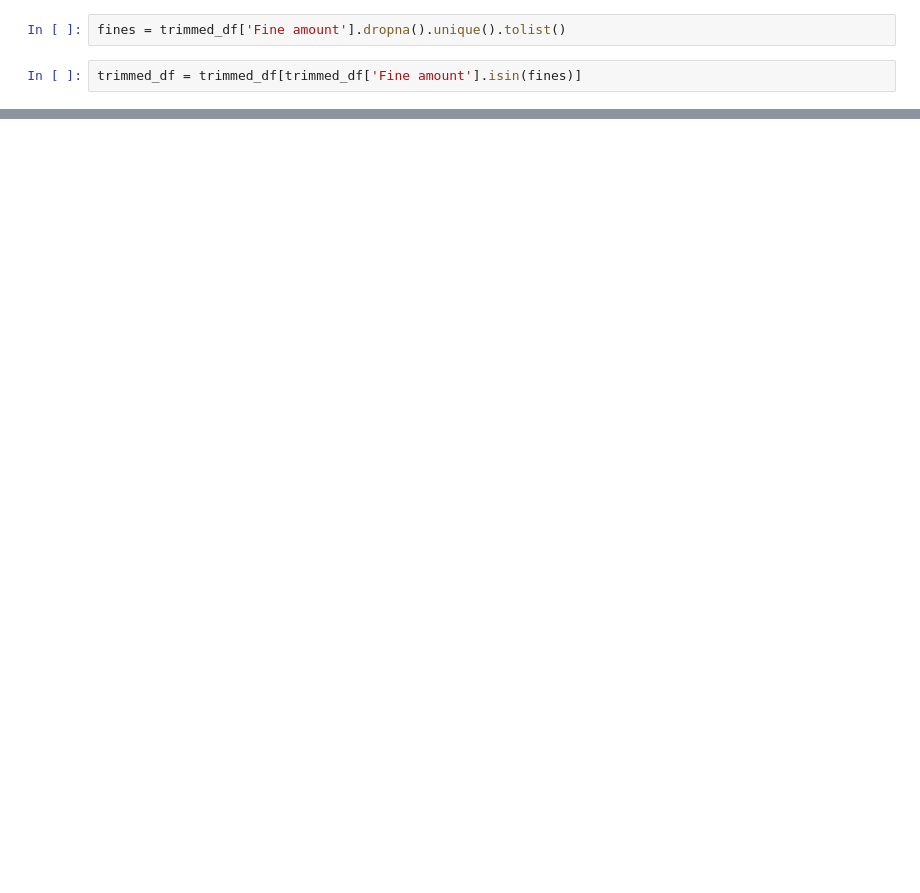
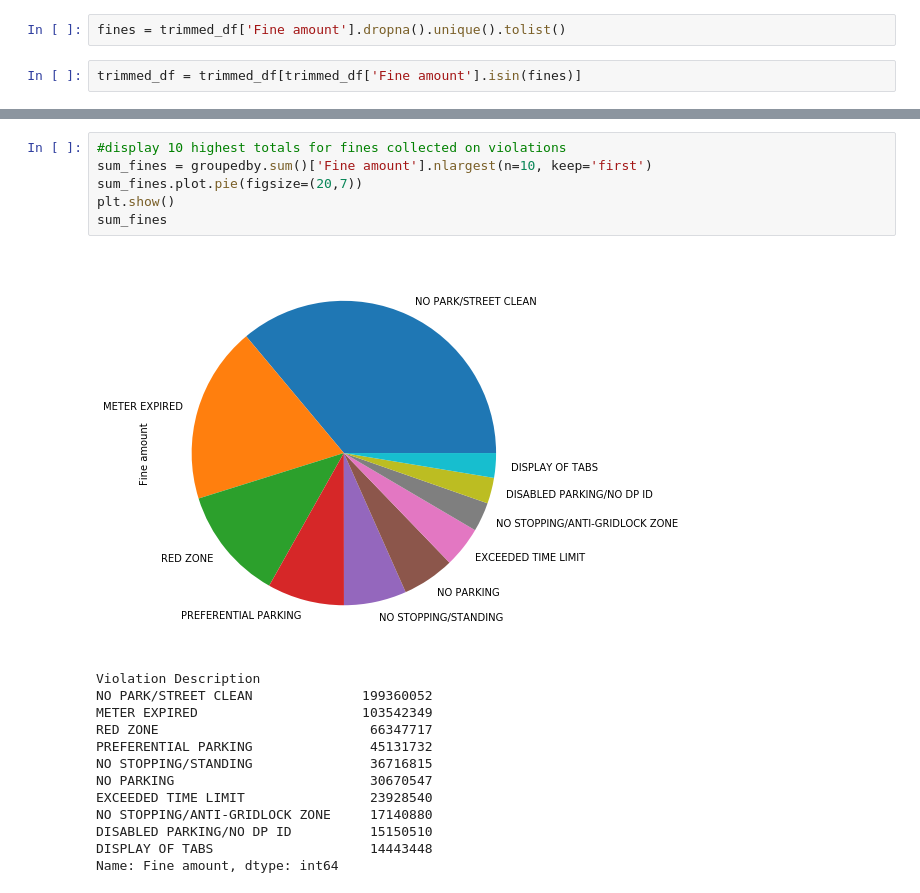
Before and after one commit to usn1485/LAParkingCitations, a Jupyter notebook: Cleaning_Violations.ipynb, the cells around one changed output, grey strips where cells are left out. Cells and saved outputs as stored; diff of their text form; blank space fills up the shorter version.

```diff
--- a/Cleaning_Violations.ipynb
+++ b/Cleaning_Violations.ipynb
@@ -154,0 +186,20 @@ trimmed_df.head(15)
+# %%
+#display 10 highest totals for fines collected on violations
+sum_fines = groupedby.sum()['Fine amount'].nlargest(n=10, keep='first')
+sum_fines.plot.pie(figsize=(20,7))
+plt.show()
+sum_fines
+# %% [output]
+[figure, added]
+Violation Description
+NO PARK/STREET CLEAN              199360052
+METER EXPIRED                     103542349
+RED ZONE                           66347717
+PREFERENTIAL PARKING               45131732
+NO STOPPING/STANDING               36716815
+NO PARKING                         30670547
+EXCEEDED TIME LIMIT                23928540
+NO STOPPING/ANTI-GRIDLOCK ZONE     17140880
+DISABLED PARKING/NO DP ID          15150510
+DISPLAY OF TABS                    14443448
+Name: Fine amount, dtype: int64
```
Also changed, not shown: parts of 14 cells of this notebook.
